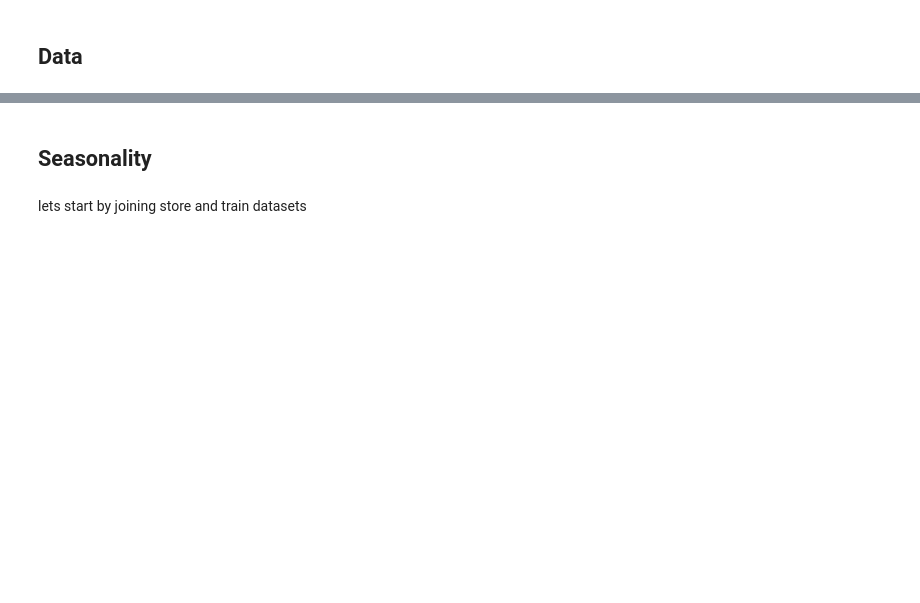
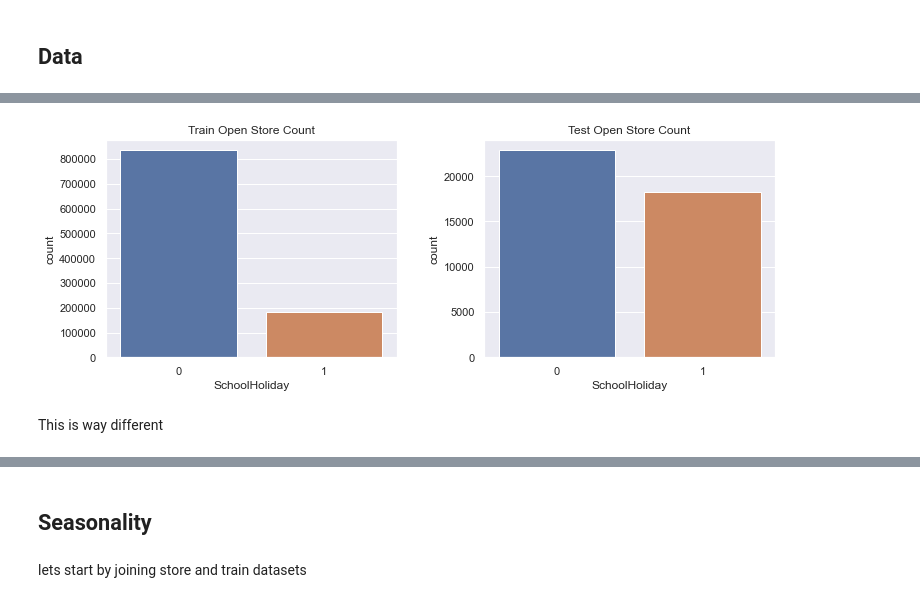
Before and after one commit to eandualem/PharmaceuticalSalesPrediction, a Jupyter notebook: notebooks/2.0 exploration.ipynb, the cells around one changed output, grey strips where cells are left out. Saved outputs shown, nothing was run; the diff lists cells and outputs as text; code cells hidden in the pictures; blank space fills up the shorter version.

```diff
--- a/notebooks/2.0 exploration.ipynb
+++ b/notebooks/2.0 exploration.ipynb
@@ -121,0 +145,6 @@ df_test = dvc_helper.read_csv('../data/test.csv')
+# %%
+compare_test_train(df_train, df_test, 'SchoolHoliday', "Open Store Count")
+# %% [output]
+[figure, added]
+# %% [markdown]
+This is way different
```
Also changed, not shown: parts of 45 cells of this notebook, 3 other files.
